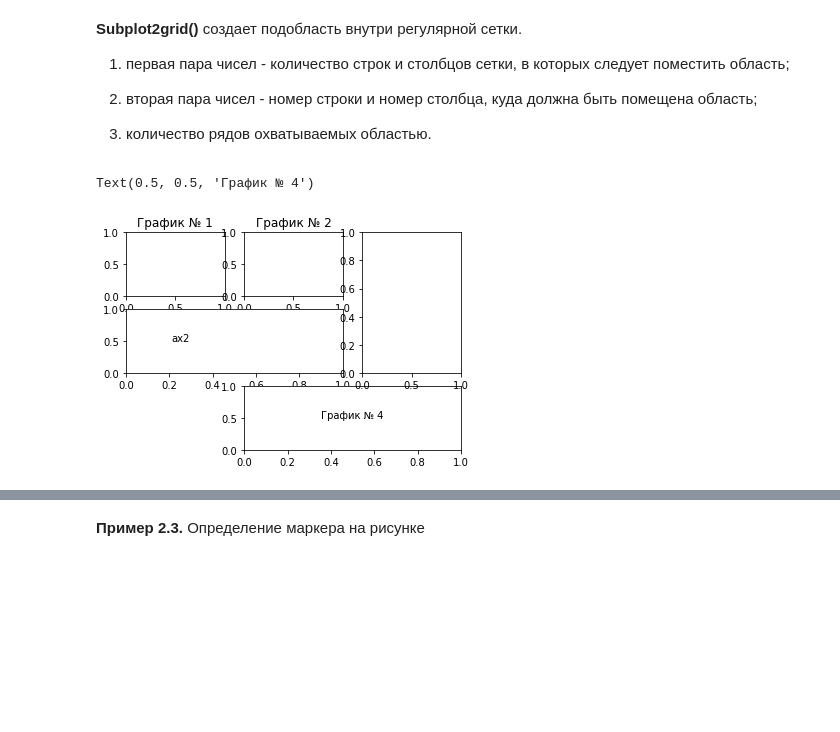
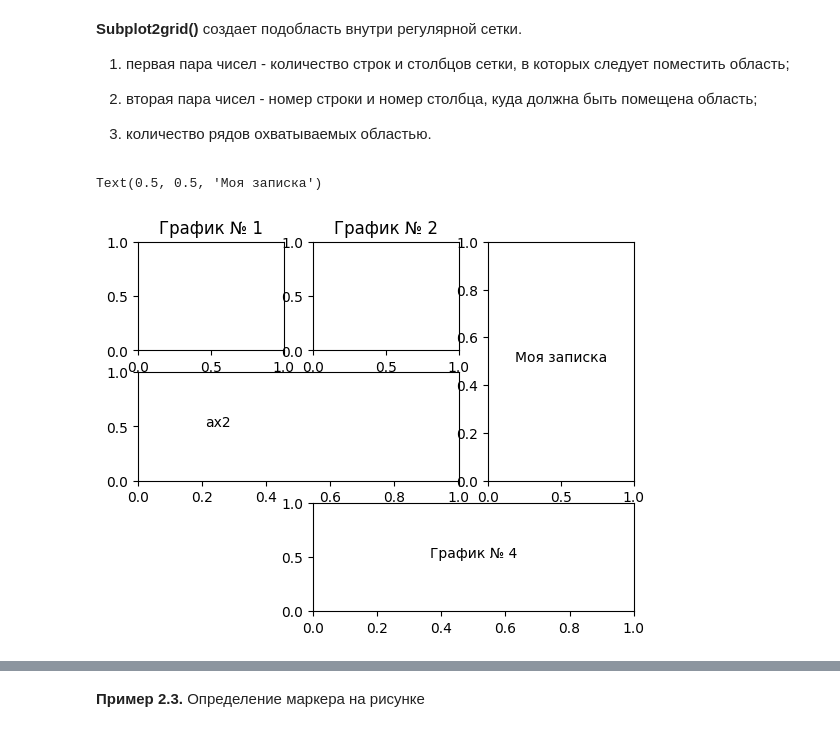
Before and after one commit to NikitaR041/Programming-at-SUSU, a Jupyter notebook: BasicOfCV/Practice/Практикум_Matplotlib_2D_.ipynb, the cells around one changed output, grey strips where cells are left out. Drawn from its saved outputs; the diff is of its cells as text; code cells hidden in the pictures; blank space fills up the shorter version.

```diff
--- a/BasicOfCV/Practice/Практикум_Matplotlib_2D_.ipynb
+++ b/BasicOfCV/Practice/Практикум_Matplotlib_2D_.ipynb
@@ -182,24 +182,25 @@ plt.show()
 # %%
 fig1 = plt.figure()
 
 def clear_ticklabels(ax):
     ax.set_yticklabels([])
     ax.set_xticklabels([])
 
 ax0 = plt.subplot2grid((3, 3), (0, 0))
 ax1 = plt.subplot2grid((3, 3), (0, 1))
 ax2 = plt.subplot2grid((3, 3), (1, 0), colspan=2)
 ax3 = plt.subplot2grid((3, 3), (2, 1), colspan=3)
 ax4 = plt.subplot2grid((3, 3), (0, 2), rowspan=2)
 
 ax0.set(title = "График № 1")
 ax1.set(title = "График № 2")
 ax2.text(0.25, 0.5, "ax2", horizontalalignment='center')
 ax3.text(0.5, 0.5, "График № 4", horizontalalignment='center')
 
 # Добавьте надпись в график ax4
+ax4.text(0.5, 0.5, "Моя записка", horizontalalignment='center')
 # %% [output]
-Text(0.5, 0.5, 'График № 4')
+Text(0.5, 0.5, 'Моя записка')
-[figure, old version]
+[figure, new version]
 # %%
 fig = plt.figure()
```
Also changed, not shown: parts of 12 cells of this notebook, 3 other files.
